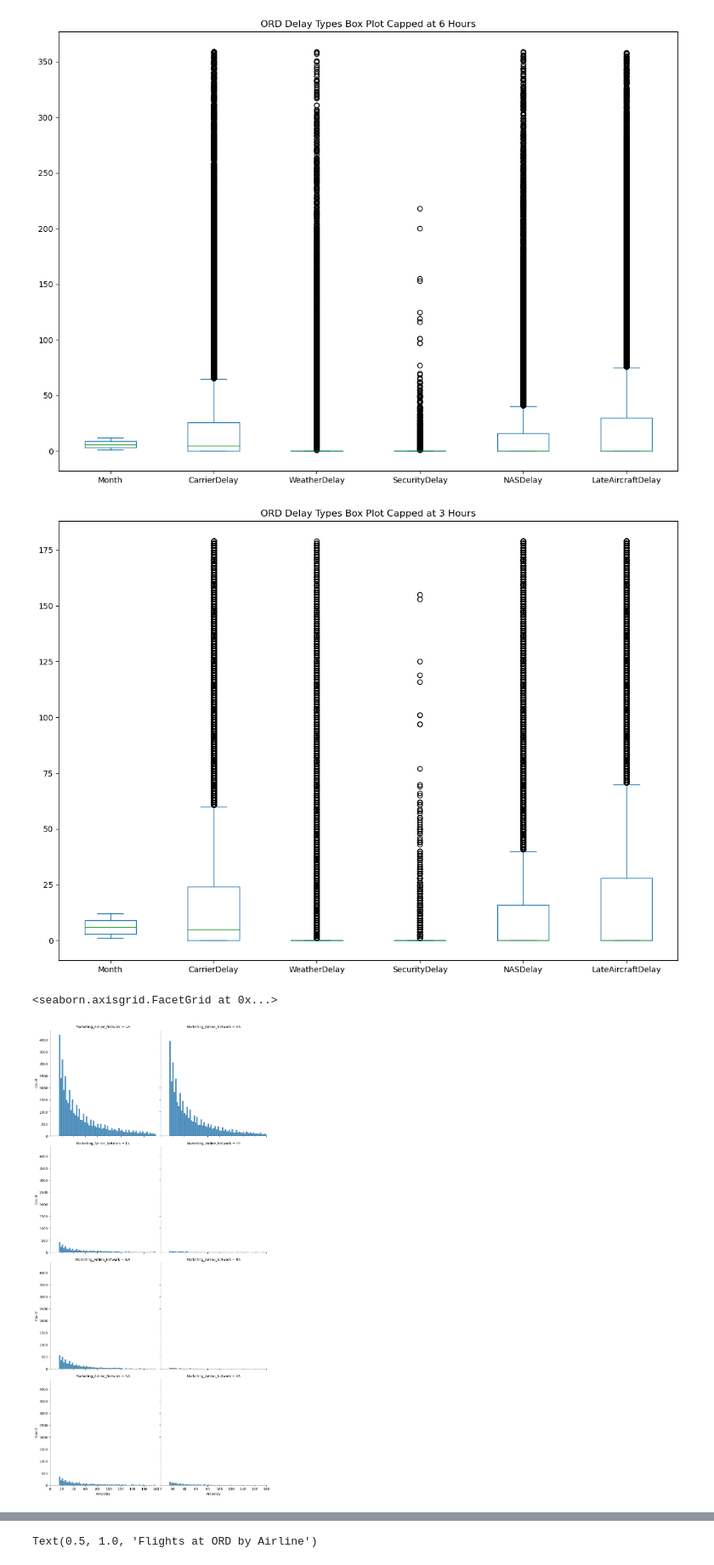
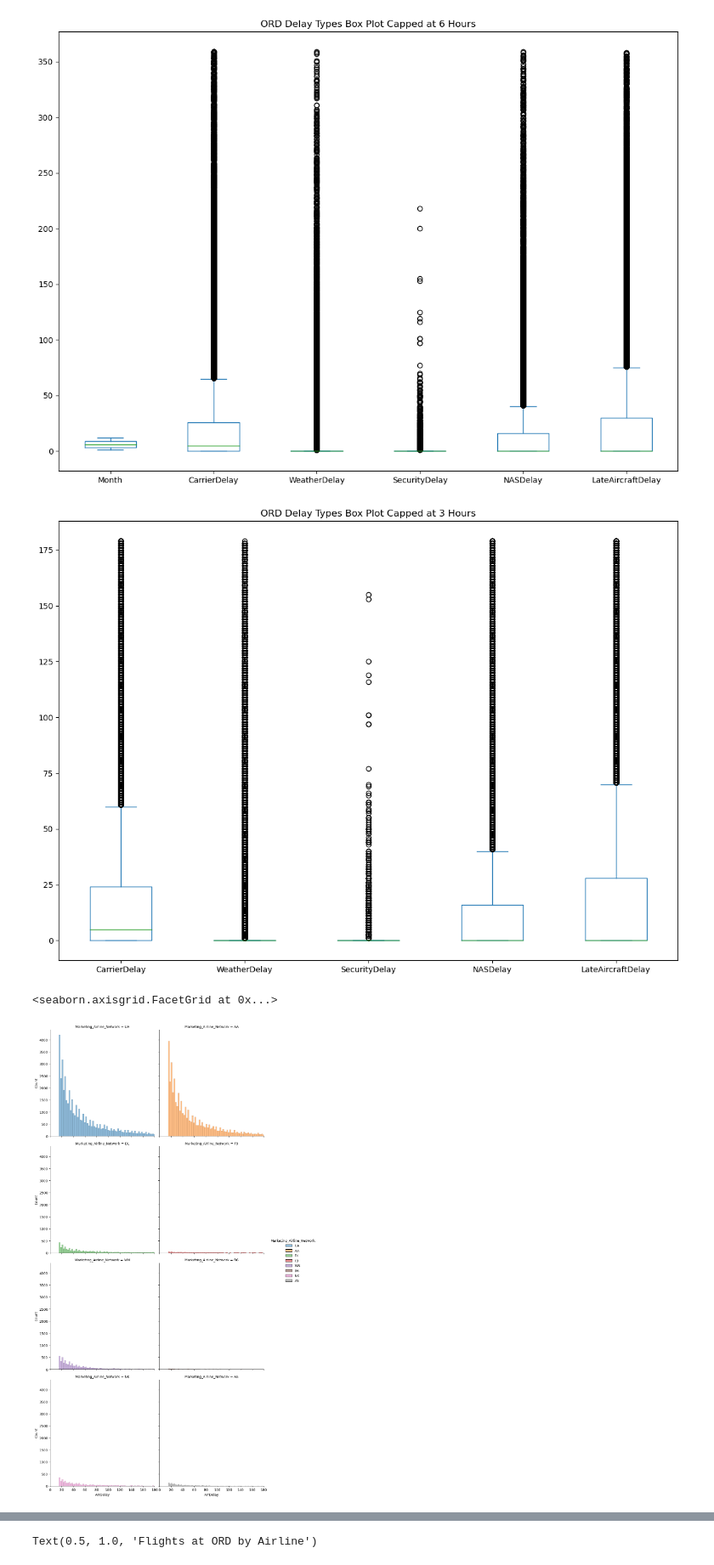
Before and after one commit to atramirez/Flight-Delays-Capstone, a Jupyter notebook: notebooks/eda.ipynb, the cells around one changed output, grey strips where cells are left out. Shown at 85% size. Drawn from its saved outputs; the diff is of its cells as text; code cells hidden in the pictures.

```diff
--- a/notebooks/eda.ipynb
+++ b/notebooks/eda.ipynb
@@ -207,19 +209,19 @@ ax1.set_title("ORD Delay Types Box Plot Capped at 6 Hours");
 [figure]
 # %%
 ord_delay_types_df_2 = ord_delays_df[ord_delays_df['ArrDelay'] < 180]
-ord_delay_types_df_2 = ord_delay_types_df_2[['Month','CarrierDelay', 'WeatherDelay', 'SecurityDelay', 'NASDelay', 'LateAircraftDelay']]
+ord_delay_types_df_2 = ord_delay_types_df_2[['CarrierDelay', 'WeatherDelay', 'SecurityDelay', 'NASDelay', 'LateAircraftDelay']]
 
 fig, ax1 = plt.subplots(1,1, figsize=(14,10))
 ord_delay_types_df_2.plot.box(ax=ax1)
 ax1.set_title("ORD Delay Types Box Plot Capped at 3 Hours");
 # %% [output]
-[figure, old version]
+[figure, new version]
 # %%
-airlines_distribution = sns.displot(data=ord_delays_df, x='ArrDelay', col='Marketing_Airline_Network', col_wrap=2)
+airlines_distribution = sns.displot(data=ord_delays_df, x='ArrDelay', col='Marketing_Airline_Network', col_wrap=2, hue='Marketing_Airline_Network')
 airlines_distribution.set(xlim=(0,180))
 # %% [output]
 <seaborn.axisgrid.FacetGrid at 0x...>
-[figure, old version]
+[figure, new version]
 # %%
 airline_nums = ord_df.groupby(by='Marketing_Airline_Network').count()
 airline_nums.head()
```
Also changed, not shown: parts of 1 cell of this notebook, 8 other files.
